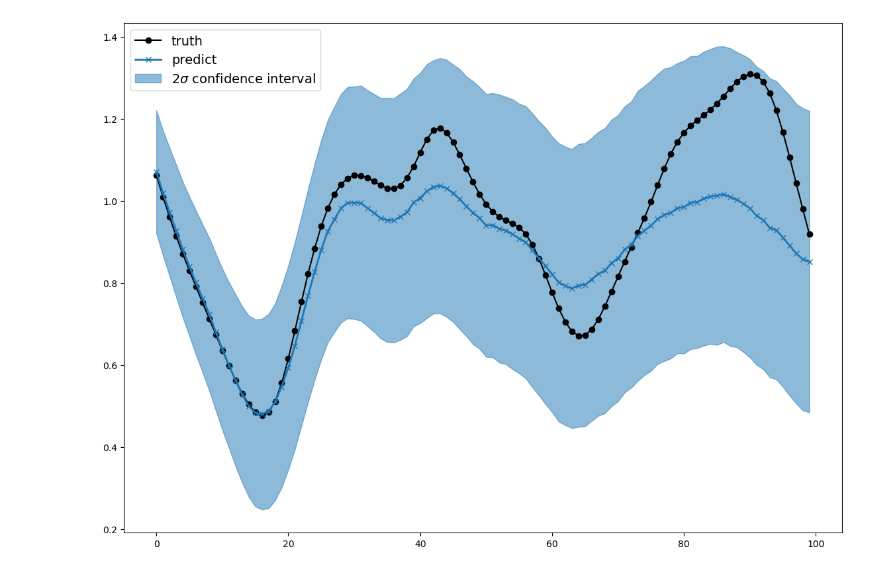
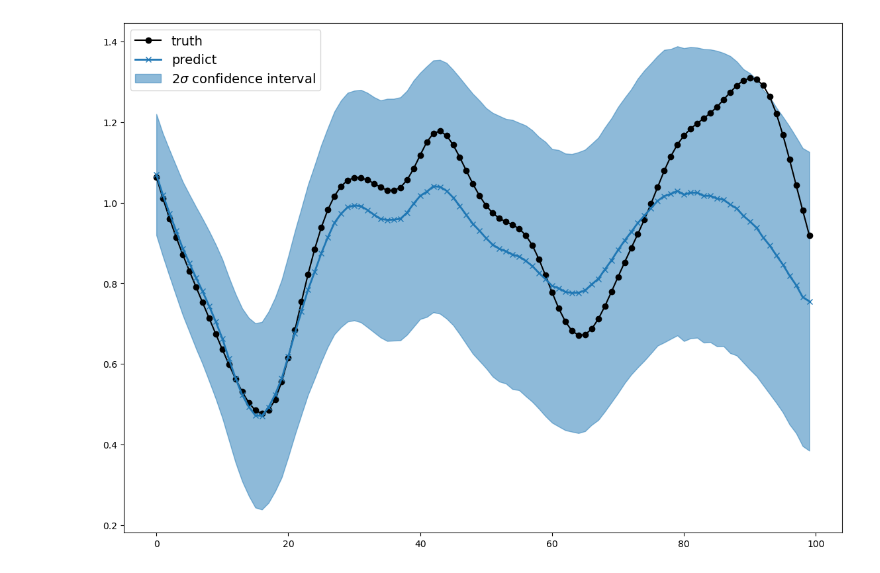
Before and after one commit to vishwas1984/SINDy_RealData, a Jupyter notebook: examples/mc_gp.ipynb, the cells around one changed output. Cells and saved outputs as stored; diff of their text form; code cells hidden in the pictures.

```diff
--- a/examples/mc_gp.ipynb
+++ b/examples/mc_gp.ipynb
@@ -139,23 +139,20 @@ with torch.no_grad(), gpytorch.settings.fast_pred_var():
 # %%
 # plot
-f_mean = f_mean.numpy() if type(f_mean) != np.ndarray else f_mean
-f_var = f_var.numpy() if type(f_var) != np.ndarray else f_var
+y_mean = y_mean.numpy() if type(y_mean) != np.ndarray else y_mean
+y_var = y_var.numpy() if type(y_var) != np.ndarray else y_var
 
 sigma_num = 2
-lower_confs = f_mean - sigma_num*np.sqrt(f_var)
-upper_confs = f_mean + sigma_num*np.sqrt(f_var)
+lower_confs = y_mean - sigma_num*np.sqrt(y_var)
+upper_confs = y_mean + sigma_num*np.sqrt(y_var)
 
 palette_colors = list(mcolors.TABLEAU_COLORS.keys()) # list of Tableau Palette colors
 color = palette_colors[0]
 
 fig, ax = plt.subplots(1, 1, figsize=(14, 10))
-# plot training data as black stars
-ax.plot(np.arange(n_test), test_y, color='black', marker='o')
-# Plot predictive means as blue line
-ax.plot(np.arange(n_test), f_mean, color, linewidth=2, marker='x')
-# shade between the lower and upper confidence bounds
-ax.fill_between(np.arange(n_test), lower_confs, upper_confs, alpha=0.5, color=color)
+ax.plot(np.arange(n_test), test_y, color='black', marker='o' ) # plot true data as black stars
+ax.plot(np.arange(n_test), y_mean, color, linewidth=2, marker='x') # plot predictive means as blue line
+ax.fill_between(np.arange(n_test), lower_confs, upper_confs, alpha=0.5, color=color) # shade between the lower and upper confidence bounds
 ax.legend(['truth', 'predict', f'${sigma_num}\sigma$ confidence interval'],fontsize=14)
 plt.show()
 # %% [output]
-[figure, old version]
+[figure, new version]
```
Also changed, not shown: parts of 2 cells of this notebook.
